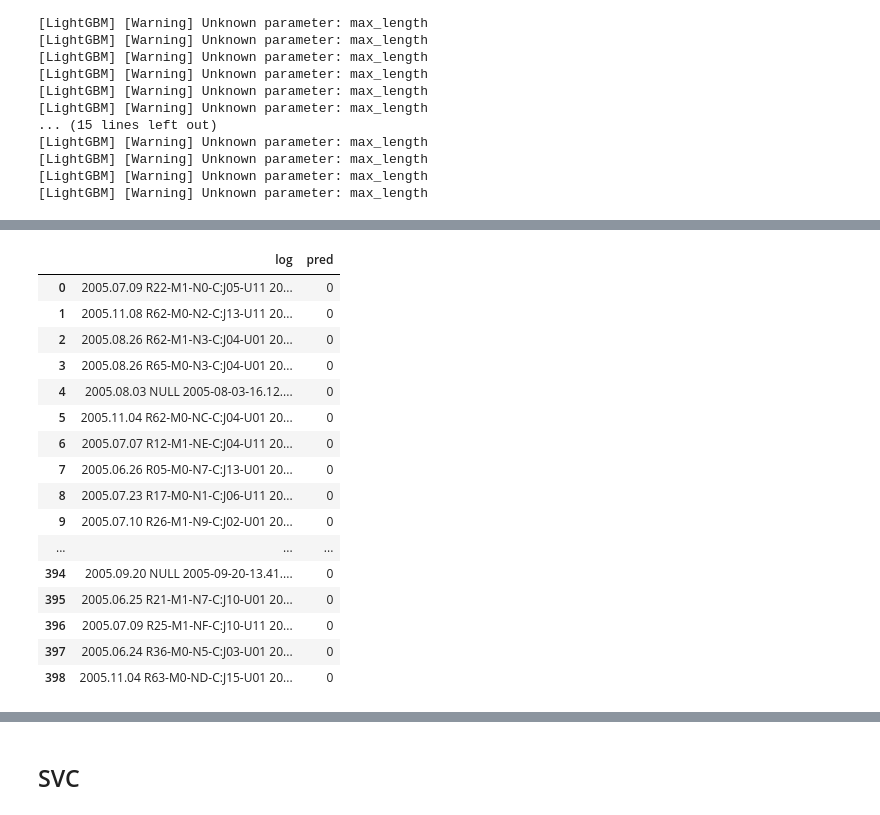
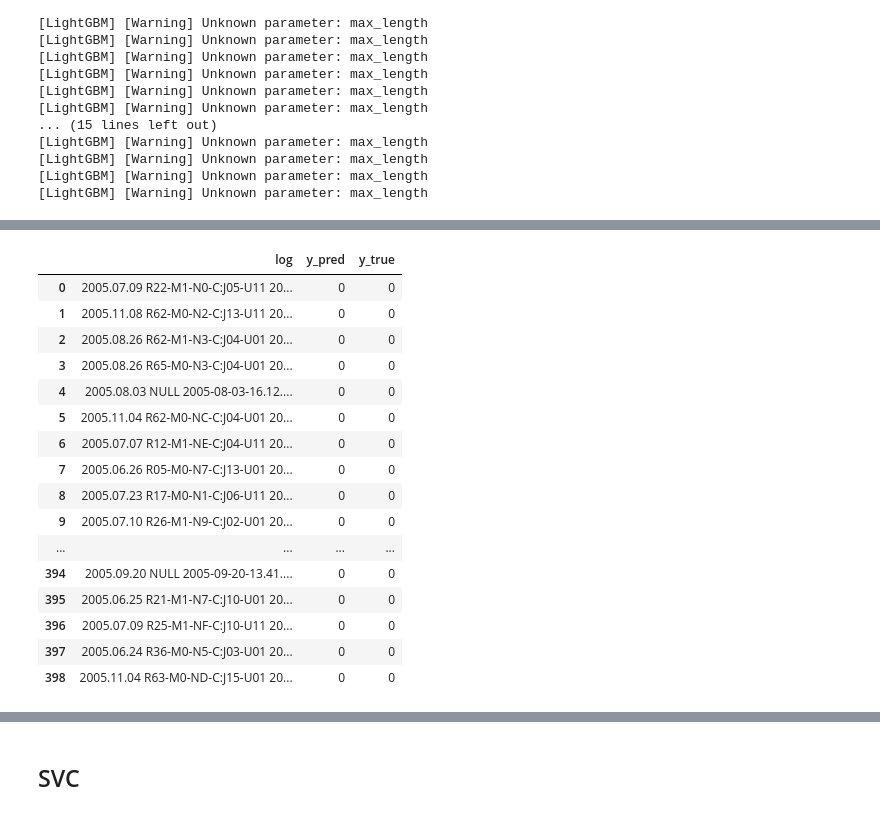
Before and after one commit to tkn34/Log-Analysis, a Jupyter notebook: exec.ipynb, the cells around one changed output, grey strips where cells are left out. Drawn from its saved outputs; the diff is of its cells as text; code cells hidden in the pictures.

```diff
--- a/exec.ipynb
+++ b/exec.ipynb
@@ -281,6 +282,0 @@ tfidf
-# %%
-#labelの修正
-train_ilf["use_label"] = [1 if (i ==-1) or (i==1)  else 0 for i in train_ilf["label"].values]
-test_ilf["use_label"] = test_ilf["label"].values
-train_idf["use_label"] = [1 if (i ==-1) or (i==1)  else 0 for i in train_idf["label"].values]
-test_idf["use_label"] = test_idf["label"].values
@@ -291,9 +283,10 @@ import lightgbm as lgb
 # %%
+# モデルのインスタンス生成&学習実行
 params = {"max_length": [5,8,10]}
 clf_ilf = GridSearchCV(lgb.LGBMClassifier(verbose=-1), params, cv=StratifiedKFold(n_splits=5), scoring="recall_macro")
 clf_idf = GridSearchCV(lgb.LGBMClassifier(verbose=-1), params, cv=StratifiedKFold(n_splits=5), scoring="recall_macro")
-model_ilf = clf_ilf.fit(train_ilf.iloc[:,:-2].values, train_ilf["use_label"].values)
-model_idf = clf_idf.fit(train_idf.iloc[:,:-2].values, train_idf["use_label"].values)
+model_ilf = clf_ilf.fit(train_ilf.iloc[:,:-1].values, train_ilf["label"].values) # TF-ILFで特徴量抽出したデータでモデル生成
+model_idf = clf_idf.fit(train_idf.iloc[:,:-1].values, train_idf["label"].values) # TF-IDFで特徴量抽出したデータでモデル生成
 # %% [output]
 [LightGBM] [Warning] Unknown parameter: max_length
 [LightGBM] [Warning] Unknown parameter: max_length
@@ -367,14 +377,21 @@ display(fi_idf.head(10))
 # %%
-# 推論(推論)
-y_pred_ilf = model_ilf.predict(test_ilf.iloc[:,:-2].values)
-result_ilf = pd.DataFrame({"y_true": test_ilf["use_label"].values, "y_pred": y_pred_ilf})
-y_pred_idf = model_idf.predict(test_idf.iloc[:,:-2].values)
-result_idf = pd.DataFrame({"y_true": test_idf["use_label"].values, "y_pred": y_pred_idf})
-#スコア(推論)
-plt.figure()
-cm_ilf = confusion_matrix(result_ilf["y_true"], result_ilf["y_pred"])
+### 推論時のスコア表示
+# 予測値のデータ生成
+y_pred_ilf = model_ilf.predict(test_ilf.iloc[:,:-1].values)
+y_pred_idf = model_idf.predict(test_idf.iloc[:,:-1].values)
+# スコア算出
+cm_ilf = confusion_matrix(test_ilf["label"].values, y_pred_ilf)
+cm_idf = confusion_matrix(test_idf["label"].values, y_pred_idf)
+classification_result_ilf = pd.DataFrame(classification_report(test_ilf["label"].values, y_pred_ilf, output_dict=True)).T
+classification_result_idf = pd.DataFrame(classification_report(test_idf["label"].values, y_pred_idf, output_dict=True)).T
+# TF-ILF
+print("--- TF-IlF ---")
 sns.heatmap(cm_ilf, square=True, cbar=True, annot=True, cmap='Blues', fmt='d')
-plt.figure()
-cm_idf = confusion_matrix(result_idf["y_true"], result_idf["y_pred"])
+plt.show()
+#display(classification_result_ilf)
+# TF-IDF
+print("--- TF-IDF ---")
 sns.heatmap(cm_idf, square=True, cbar=True, annot=True, cmap='Blues', fmt='d')
+plt.show()
+#display(classification_result_idf)
 # %% [output]
@@ -384,31 +402,32 @@ sns.heatmap(cm_idf, square=True, cbar=True, annot=True, cmap='Blues', fmt='d')
 # %%
 # 異常ログの可視化
 test_tmp = test.copy()
-test_tmp["pred"] = y_pred_ilf
-test_tmp = test_tmp[["log", "pred"]].reset_index()
+test_tmp["y_true"] = test_ilf["label"].values
+test_tmp["y_pred"] = y_pred_ilf
+test_tmp = test_tmp[["log", "y_pred", "y_true"]].reset_index()
 del test_tmp["index"]
 def highlight_greaterthan(s, threshold, column):
     is_max = pd.Series(data=False, index=s.index)
     is_max[column] = s.loc[column] >= threshold
     return ['background-color: red' if is_max.any() else '' for v in is_max]
-test_tmp.style.apply(highlight_greaterthan, threshold=1.0, column=['pred'], axis=1)
+test_tmp.style.apply(highlight_greaterthan, threshold=1.0, column=['y_pred'], axis=1)
 # %% [output]
-|  | log | pred |
-| 0 | 2005.07.09 R22-M1-N0-C:J05-U11 20... | 0 |
-| 1 | 2005.11.08 R62-M0-N2-C:J13-U11 20... | 0 |
-| 2 | 2005.08.26 R62-M1-N3-C:J04-U01 20... | 0 |
-| 3 | 2005.08.26 R65-M0-N3-C:J04-U01 20... | 0 |
-| 4 | 2005.08.03 NULL 2005-08-03-16.12.... | 0 |
-| 5 | 2005.11.04 R62-M0-NC-C:J04-U01 20... | 0 |
-| 6 | 2005.07.07 R12-M1-NE-C:J04-U11 20... | 0 |
-| 7 | 2005.06.26 R05-M0-N7-C:J13-U01 20... | 0 |
-| 8 | 2005.07.23 R17-M0-N1-C:J06-U11 20... | 0 |
-| 9 | 2005.07.10 R26-M1-N9-C:J02-U01 20... | 0 |
-| ... | ... | ... |
-| 394 | 2005.09.20 NULL 2005-09-20-13.41.... | 0 |
-| 395 | 2005.06.25 R21-M1-N7-C:J10-U01 20... | 0 |
-| 396 | 2005.07.09 R25-M1-NF-C:J10-U11 20... | 0 |
-| 397 | 2005.06.24 R36-M0-N5-C:J03-U01 20... | 0 |
-| 398 | 2005.11.04 R63-M0-ND-C:J15-U01 20... | 0 |
+|  | log | y_pred | y_true |
+| 0 | 2005.07.09 R22-M1-N0-C:J05-U11 20... | 0 | 0 |
+| 1 | 2005.11.08 R62-M0-N2-C:J13-U11 20... | 0 | 0 |
+| 2 | 2005.08.26 R62-M1-N3-C:J04-U01 20... | 0 | 0 |
+| 3 | 2005.08.26 R65-M0-N3-C:J04-U01 20... | 0 | 0 |
+| 4 | 2005.08.03 NULL 2005-08-03-16.12.... | 0 | 0 |
+| 5 | 2005.11.04 R62-M0-NC-C:J04-U01 20... | 0 | 0 |
+| 6 | 2005.07.07 R12-M1-NE-C:J04-U11 20... | 0 | 0 |
+| 7 | 2005.06.26 R05-M0-N7-C:J13-U01 20... | 0 | 0 |
+| 8 | 2005.07.23 R17-M0-N1-C:J06-U11 20... | 0 | 0 |
+| 9 | 2005.07.10 R26-M1-N9-C:J02-U01 20... | 0 | 0 |
+| ... | ... | ... | ... |
+| 394 | 2005.09.20 NULL 2005-09-20-13.41.... | 0 | 0 |
+| 395 | 2005.06.25 R21-M1-N7-C:J10-U01 20... | 0 | 0 |
+| 396 | 2005.07.09 R25-M1-NF-C:J10-U11 20... | 0 | 0 |
+| 397 | 2005.06.24 R36-M0-N5-C:J03-U01 20... | 0 | 0 |
+| 398 | 2005.11.04 R63-M0-ND-C:J15-U01 20... | 0 | 0 |
 # %% [markdown]
 # PU Learning①
```
Also changed, not shown: parts of 47 cells of this notebook, 16 other files.
